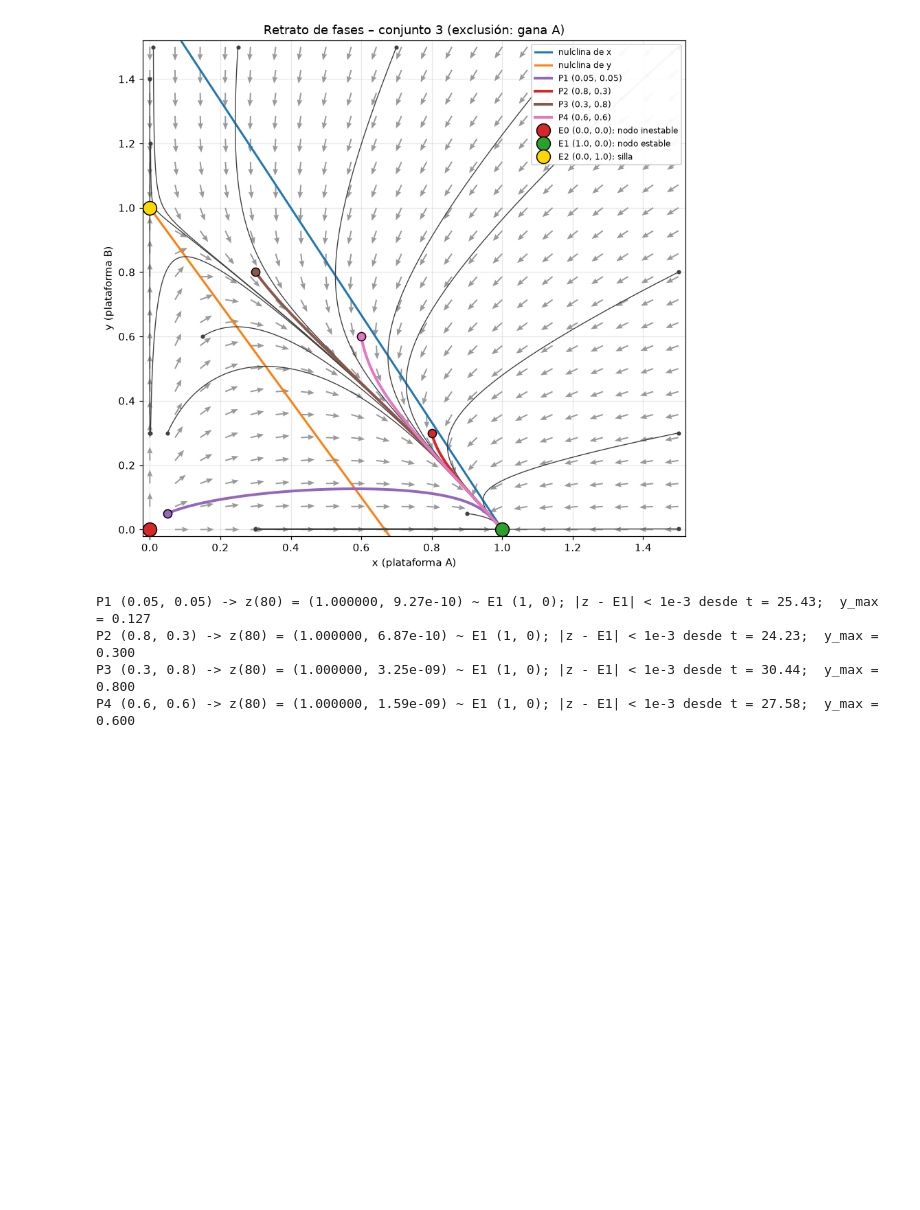
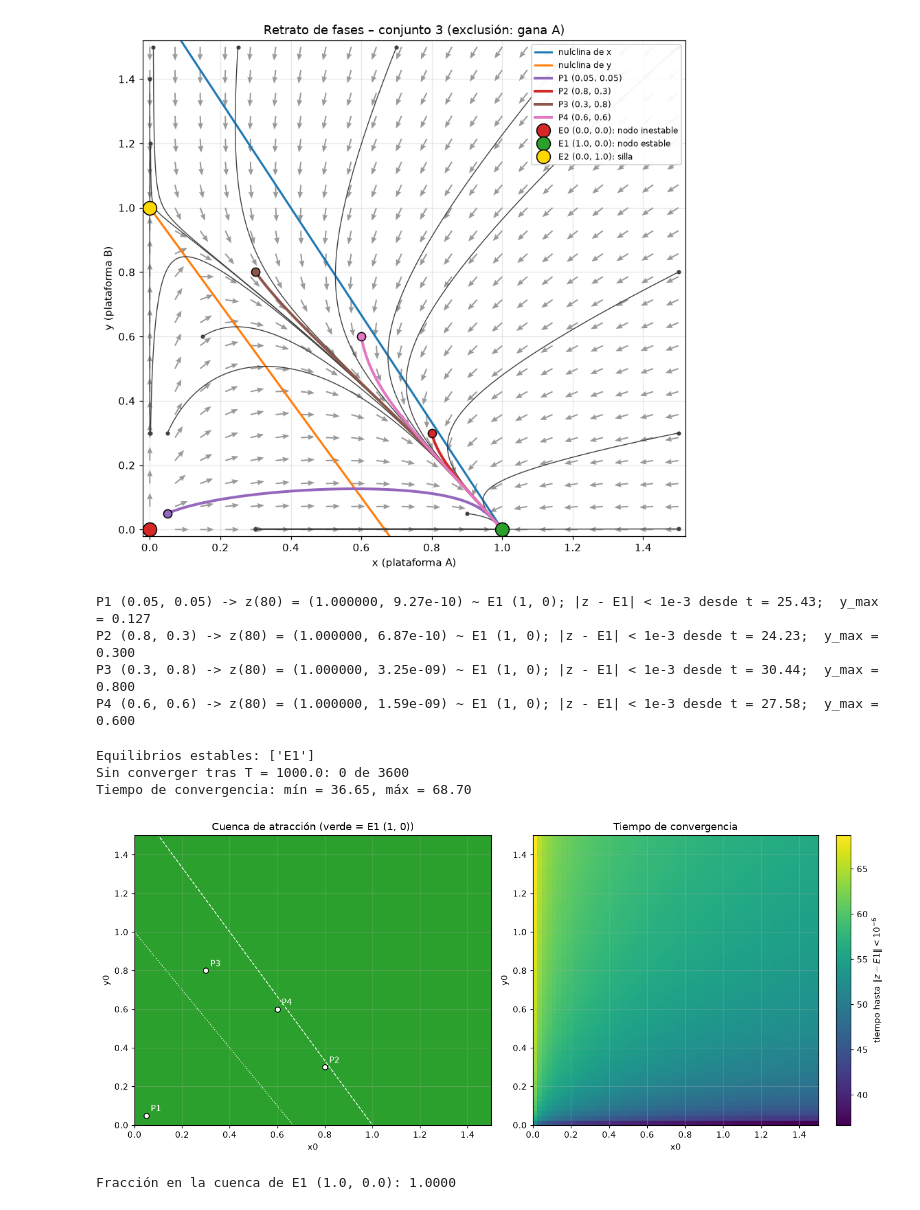
Before and after one commit to Branuvg/hdt6_modsim, a Jupyter notebook: hdt6.ipynb, the cells around one changed output. Drawn from its saved outputs; the diff is of its cells as text; code cells hidden in the pictures; blank space fills up the shorter version.

Commit message:
Resolver Task 2.3

```diff
--- a/hdt6.ipynb
+++ b/hdt6.ipynb
@@ -375,3 +375,58 @@ P1 (0.05, 0.05) -> z(80) = (1.000000, 9.27e-10) ~ E1 (1, 0); |z - E1| < 1e-3 des
 P2 (0.8, 0.3) -> z(80) = (1.000000, 6.87e-10) ~ E1 (1, 0); |z - E1| < 1e-3 desde t = 24.23;  y_max = 0.300
 P3 (0.3, 0.8) -> z(80) = (1.000000, 3.25e-09) ~ E1 (1, 0); |z - E1| < 1e-3 desde t = 30.44;  y_max = 0.800
 P4 (0.6, 0.6) -> z(80) = (1.000000, 1.59e-09) ~ E1 (1, 0); |z - E1| < 1e-3 desde t = 27.58;  y_max = 0.600
+# %%
+# Task 2.3a — Mapa de cuencas: malla 60x60 en [0.01, 1.5]^2, RK4 vectorizado (h = 0.05)
+n = 60
+g1 = np.linspace(0.01, 1.5, n)
+Xg, Yg = np.meshgrid(g1, g1)
+Z = np.vstack([Xg.ravel(), Yg.ravel()])           # 3600 estados iniciales a la vez
+
+# Equilibrios estables (atractores) del régimen: todos los Re(lambda) < 0
+estables = [k for k in factibles if np.all(np.linalg.eigvals(jac(*EQ[k])).real < 0)]
+Zs = np.array([EQ[k] for k in estables]).T          # (2, n_estables)
+print("Equilibrios estables:", estables)
+
+# Criterio: un estado converge cuando ||z - z*|| < tol para un equilibrio ESTABLE z*
+tol, h_b, Tmax = 1e-6, 0.05, 1000.0
+etiqueta = np.full(Z.shape[1], -1)
+t_conv = np.full(Z.shape[1], np.nan)
+activos = np.ones(Z.shape[1], bool)
+t = 0.0
+while activos.any() and t < Tmax:
+    Z[:, activos] = rk4_step(f, t, Z[:, activos], h_b)
+    t += h_b
+    dist = np.linalg.norm(Z[:, activos, None] - Zs[:, None, :], axis=0)   # (activos, n_estables)
+    llego = dist.min(axis=1) < tol
+    idx = np.flatnonzero(activos)[llego]
+    etiqueta[idx] = dist[llego].argmin(axis=1)
+    t_conv[idx] = t
+    activos[idx] = False
+print(f"Sin converger tras T = {Tmax}: {activos.sum()} de {Z.shape[1]}")
+print(f"Tiempo de convergencia: mín = {np.nanmin(t_conv):.2f}, máx = {np.nanmax(t_conv):.2f}")
+
+fig, (a1, a2) = plt.subplots(1, 2, figsize=(13, 5.6))
+cmap = plt.matplotlib.colors.ListedColormap(["tab:green", "tab:orange"][:len(estables)])
+a1.pcolormesh(Xg, Yg, etiqueta.reshape(n, n), cmap=cmap, shading="nearest")
+a1.plot(xx, (1 - xx) / a12, "w--", lw=1)
+a1.plot(xx, 1 - a21 * xx, "w:", lw=1)
+for k in P:
+    a1.plot(*P[k], "o", color="w", mec="k")
+    a1.annotate(k, P[k], textcoords="offset points", xytext=(5, 5), color="w")
+a1.set(xlim=(0, 1.5), ylim=(0, 1.5), xlabel="x0", ylabel="y0",
+       title=f"Cuenca de atracción (verde = {estables[0]} (1, 0))")
+im = a2.pcolormesh(Xg, Yg, t_conv.reshape(n, n), cmap="viridis", shading="nearest")
+fig.colorbar(im, ax=a2, label=r"tiempo hasta $\|z - E1\| < 10^{-6}$")
+a2.set(xlim=(0, 1.5), ylim=(0, 1.5), xlabel="x0", ylabel="y0", title="Tiempo de convergencia")
+plt.tight_layout()
+plt.show()
+
+# Task 2.3b — Fracción del cuadrante en cada cuenca
+for i, k in enumerate(estables):
+    print(f"Fracción en la cuenca de {k} {EQ[k]}: {np.mean(etiqueta == i):.4f}")
+# %% [output]
+Equilibrios estables: ['E1']
+Sin converger tras T = 1000.0: 0 de 3600
+Tiempo de convergencia: mín = 36.65, máx = 68.70
+[figure, added]
+Fracción en la cuenca de E1 (1.0, 0.0): 1.0000
```
Also changed, not shown: parts of 1 cell of this notebook.
